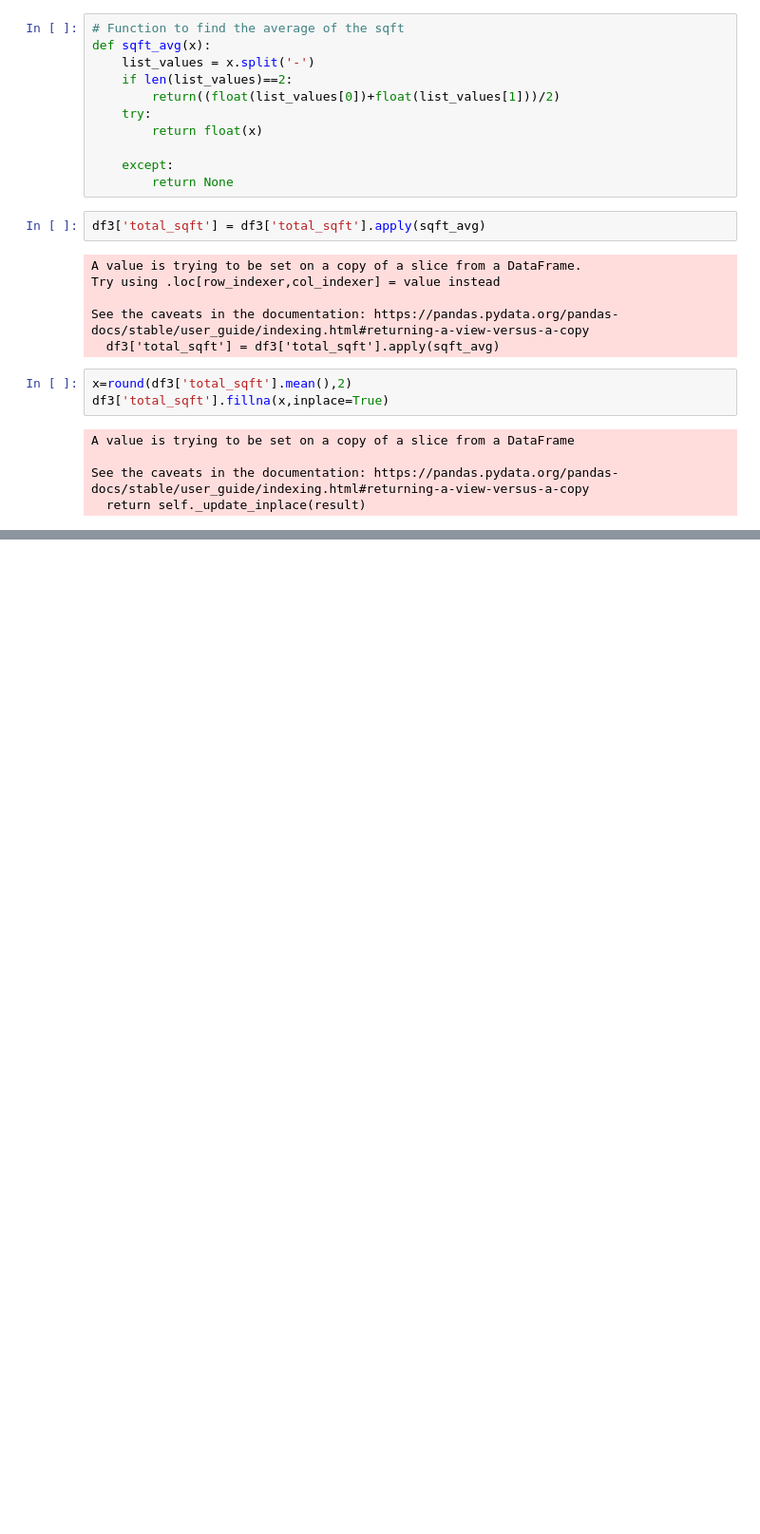
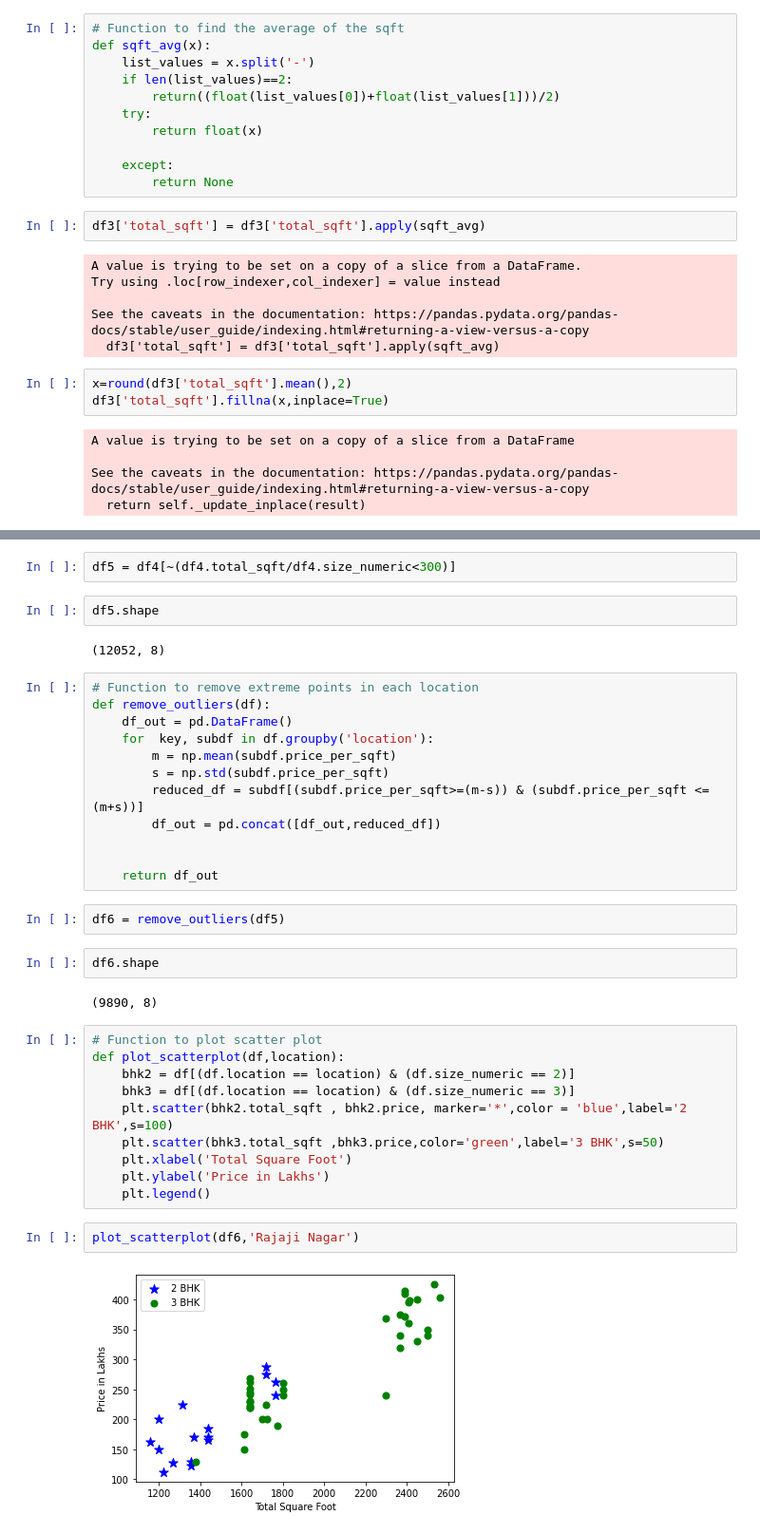
Before and after one commit to Abhishek-J111/House-Price-Prediction, a Jupyter notebook: house_price_prediction.ipynb, the cells around one changed output, grey strips where cells are left out. Shown: that part at 95% size. Saved outputs shown, nothing was run; the diff lists cells and outputs as text; blank space fills up the shorter version.

```diff
--- a/house_price_prediction.ipynb
+++ b/house_price_prediction.ipynb
@@ -113,0 +128,38 @@ Name: 672, dtype: object
+# %%
+df5 = df4[~(df4.total_sqft/df4.size_numeric<300)]
+# %%
+df5.shape
+# %% [output]
+(12052, 8)
+# %%
+# Function to remove extreme points in each location
+def remove_outliers(df):
+    df_out = pd.DataFrame()
+    for  key, subdf in df.groupby('location'):
+        m = np.mean(subdf.price_per_sqft)
+        s = np.std(subdf.price_per_sqft)
+        reduced_df = subdf[(subdf.price_per_sqft>=(m-s)) & (subdf.price_per_sqft <=(m+s))]
+        df_out = pd.concat([df_out,reduced_df])
+
+
+    return df_out
+# %%
+df6 = remove_outliers(df5)
+# %%
+df6.shape
+# %% [output]
+(9890, 8)
+# %%
+# Function to plot scatter plot
+def plot_scatterplot(df,location):
+    bhk2 = df[(df.location == location) & (df.size_numeric == 2)]
+    bhk3 = df[(df.location == location) & (df.size_numeric == 3)]
+    plt.scatter(bhk2.total_sqft	, bhk2.price, marker='*',color = 'blue',label='2 BHK',s=100)
+    plt.scatter(bhk3.total_sqft	,bhk3.price,color='green',label='3 BHK',s=50)
+    plt.xlabel('Total Square Foot')
+    plt.ylabel('Price in Lakhs')
+    plt.legend()
+# %%
+plot_scatterplot(df6,'Rajaji Nagar')
+# %% [output]
+[figure, added]
```
Also changed, not shown: parts of 34 cells of this notebook, 2 other files.
